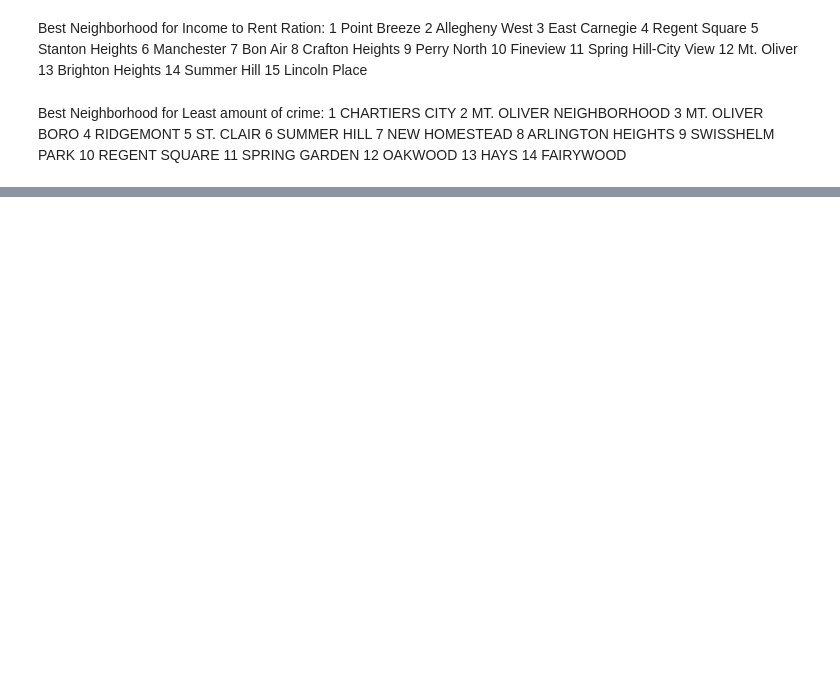
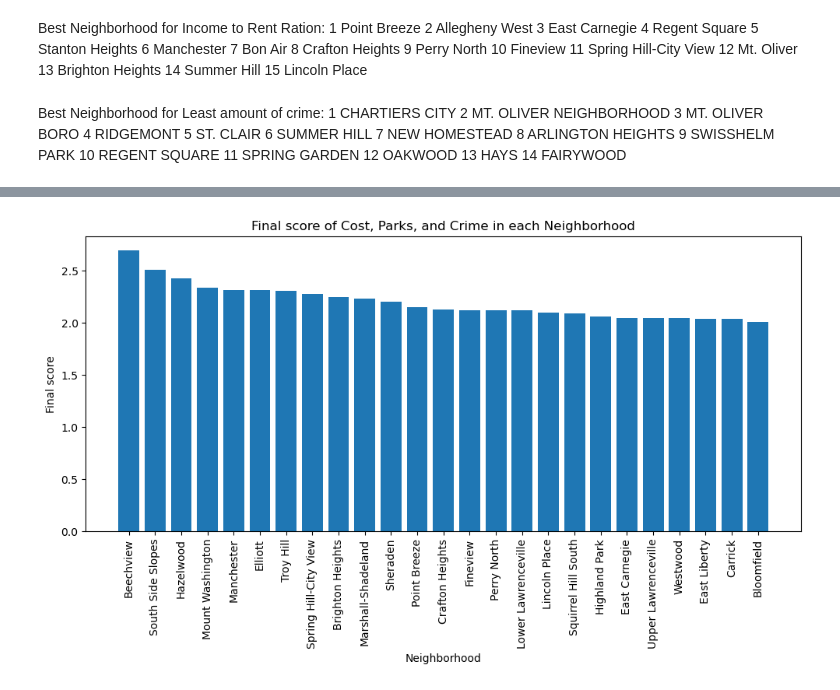
Before and after one commit to nbrauser/CMPINF_Final_Project, a Jupyter notebook: Final.ipynb, the cells around one changed output, grey strips where cells are left out. Cells and saved outputs as stored; diff of their text form; code cells hidden in the pictures; blank space fills up the shorter version.

```diff
--- a/Final.ipynb
+++ b/Final.ipynb
@@ -119,0 +154,76 @@ The neighborhoods that showed up in both of the top 15 each data set was mt.oliv
+# %%
+import pandas as pd
+import matplotlib.pyplot as plt
+
+income = pd.read_csv("changedIncome.csv")
+parks = pd.read_csv("changedParks.csv")
+police = pd.read_csv("changedPolice.csv")
+
+income = income.sort_values(by='rentIncomeRatio', ascending=False)
+top = income["rentIncomeRatio"].iloc[0]
+
+income["rentIncomeRatioPercent"] = 0.0
+neighborhood = income["Neighborhood"].tolist()
+for j in neighborhood:
+    income.loc[income['Neighborhood'] == j, "rentIncomeRatioPercent"] = (income.loc[income['Neighborhood'] == j, "rentIncomeRatio"])/top
+
+
+parks = parks.sort_values(by='count',ascending=False)
+top = parks["count"].iloc[0]
+
+parks["parkPercent"] = 1.0
+neighborhood = parks["neighborhood"].tolist()
+for j in neighborhood:
+    parks.loc[parks['neighborhood'] == j, "parkPercent"] = (parks.loc[parks['neighborhood'] == j, "count"])/top
+
+
+police = police.sort_values(by='Weighted_Score',ascending=False)
+top = police["Weighted_Score"].iloc[0]
+police = police.sort_values(by='Weighted_Score',ascending=True)
+
+police["policePercent"] = 1.0
+neighborhood = police["NEIGHBORHOOD"].tolist()
+for j in neighborhood:
+    police.loc[police['NEIGHBORHOOD'] == j, "policePercent"] = 1-((police.loc[police['NEIGHBORHOOD'] == j, "Weighted_Score"])/top)
+
+
+income["finalScore"] = 0.0
+neighborhood = income["Neighborhood"].tolist()
+for j in neighborhood:
+    # police
+    s_police = police.loc[police['NEIGHBORHOOD'] == j.upper(), "policePercent"]
+    police_val = s_police.iloc[0] if not s_police.empty else 0.0
+
+    # parks
+    s_parks = parks.loc[parks['neighborhood'] == j.upper(), "parkPercent"]
+    parks_val = s_parks.iloc[0] if not s_parks.empty else 0.0
+
+    # income
+    s_income = income.loc[income['Neighborhood'] == j, "rentIncomeRatioPercent"]
+    income_val = s_income.iloc[0] if not s_income.empty else 0.0
+
+    income.loc[income['Neighborhood'] == j, "finalScore"] = (
+        police_val + parks_val + income_val
+    )
+
+income = income.sort_values(by='finalScore', ascending=False)
+
+
+
+
+
+
+income = income.sort_values(by='finalScore', ascending=False)
+finalTop25 = income.head(25)
+
+plt.figure(figsize=(10, 6))
+plt.bar(finalTop25["Neighborhood"], finalTop25["finalScore"])
+plt.xticks(rotation=90)
+plt.xlabel("Neighborhood")
+plt.ylabel("Final score")
+plt.title("Final score of Cost, Parks, and Crime in each Neighborhood")
+plt.tight_layout()
+plt.show()
+print(finalTop25["Neighborhood"])
+# %% [output]
+[figure, added]
```
Also changed, not shown: parts of 3 cells of this notebook, 5 other files.
